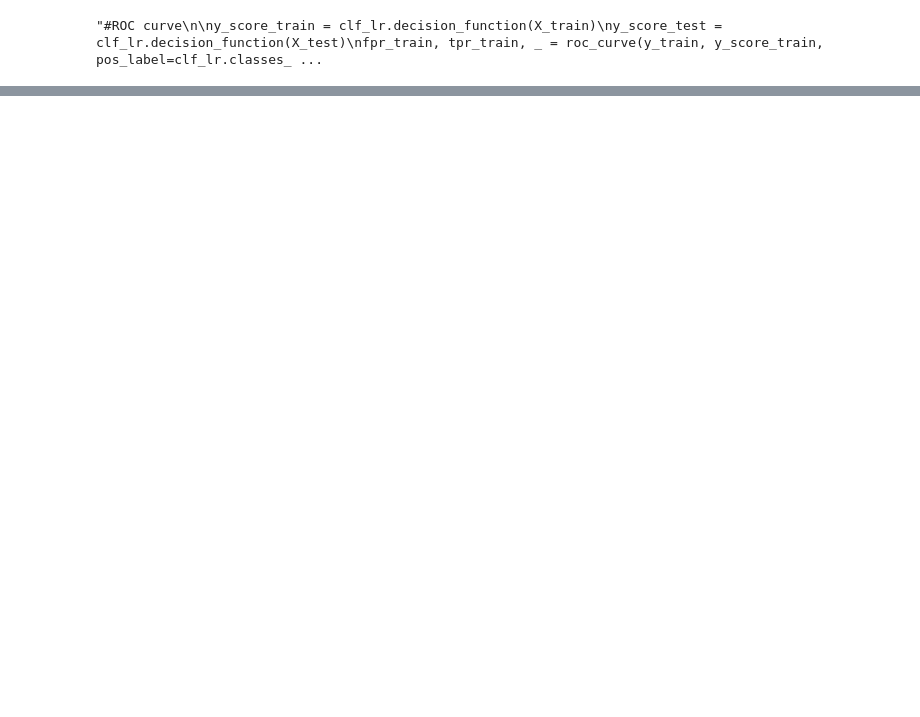
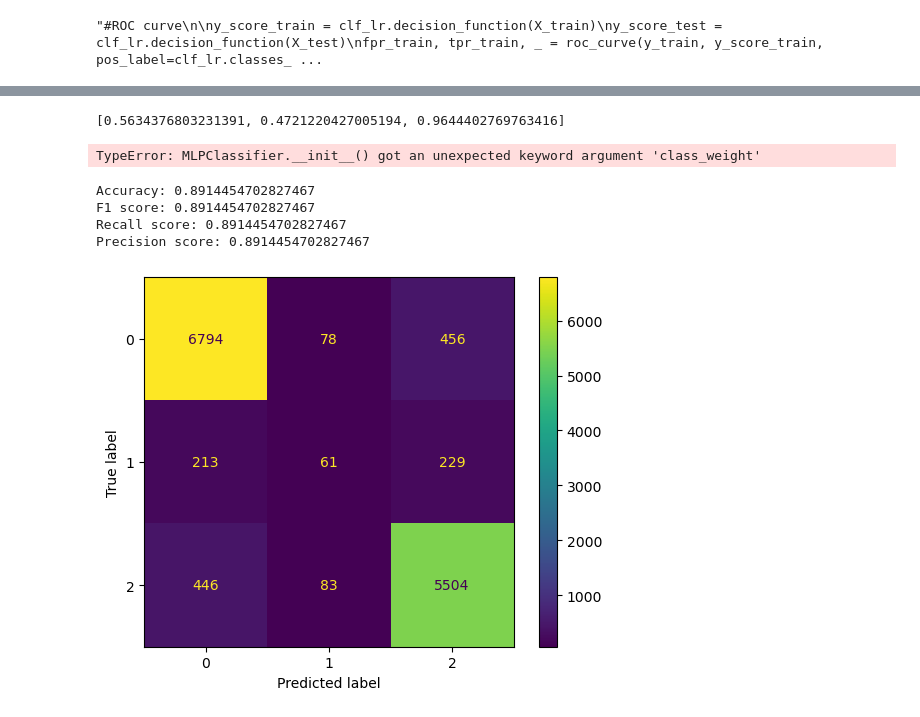
Before and after one commit to Hong-01/EE4C12-Epileptic-Seizure-Detection-using-EEG, a Jupyter notebook: SZD.ipynb, the cells around one changed output, grey strips where cells are left out. Saved outputs shown, nothing was run; the diff lists cells and outputs as text; code cells hidden in the pictures; blank space fills up the shorter version.

```diff
--- a/SZD.ipynb
+++ b/SZD.ipynb
@@ -100,0 +123,42 @@ plt.show()
+# %%
+n_p = data['annotation'].value_counts()[1]
+n_n = data['annotation'].value_counts()[-1]
+n_z = data['annotation'].value_counts()[0]
+
+w_p = 1 - n_p / (n_p + n_n + n_z)
+w_n = 1 - n_n / (n_p + n_n + n_z)
+w_z = 1 - n_z / (n_p + n_n + n_z)
+# %%
+print([w_p, w_n, w_z])
+# %% [output]
+[0.5634376803231391, 0.4721220427005194, 0.9644402769763416]
+# %%
+hl_size = (256, 128, 128, 64)
+clf_mlp = MLPClassifier(hidden_layer_sizes=hl_size, activation='relu', solver='adam', class_weight=[w_p, w_n, w_z],
+                        alpha=0.0001, max_iter=1000, shuffle=True, random_state=Shuffle_state, verbose=True)
+clf_mlp.fit(X_train, y_train)
+y_pred = clf_mlp.predict(X_test)
+# %% [output]
+TypeError: MLPClassifier.__init__() got an unexpected keyword argument 'class_weight'
+# %%
+#Performance metrics
+Accuracy_LR = accuracy_score(y_test, y_pred)
+F1_LR = accuracy_score(y_test, y_pred)
+Precision_LR = accuracy_score(y_test, y_pred)
+Recall_LR = accuracy_score(y_test, y_pred)
+print("Accuracy: " + str(Accuracy_LR))
+print("F1 score: " + str(F1_LR))
+print("Recall score: " + str(Recall_LR))
+print("Precision score: " + str(Precision_LR))
+# %% [output]
+Accuracy: 0.8914454702827467
+F1 score: 0.8914454702827467
+Recall score: 0.8914454702827467
+Precision score: 0.8914454702827467
+# %%
+#Confusion Matrix
+cm_2c = confusion_matrix(y_test, y_pred)
+cm_display_2c = ConfusionMatrixDisplay(cm_2c).plot()
+plt.show()
+# %% [output]
+[figure, added]
```
Also changed, not shown: parts of 9 cells of this notebook.
